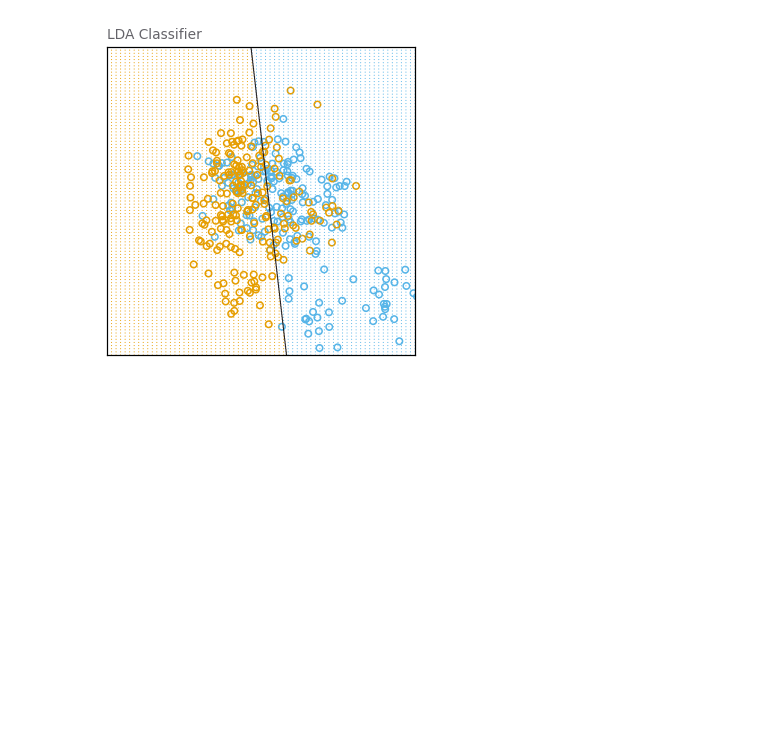
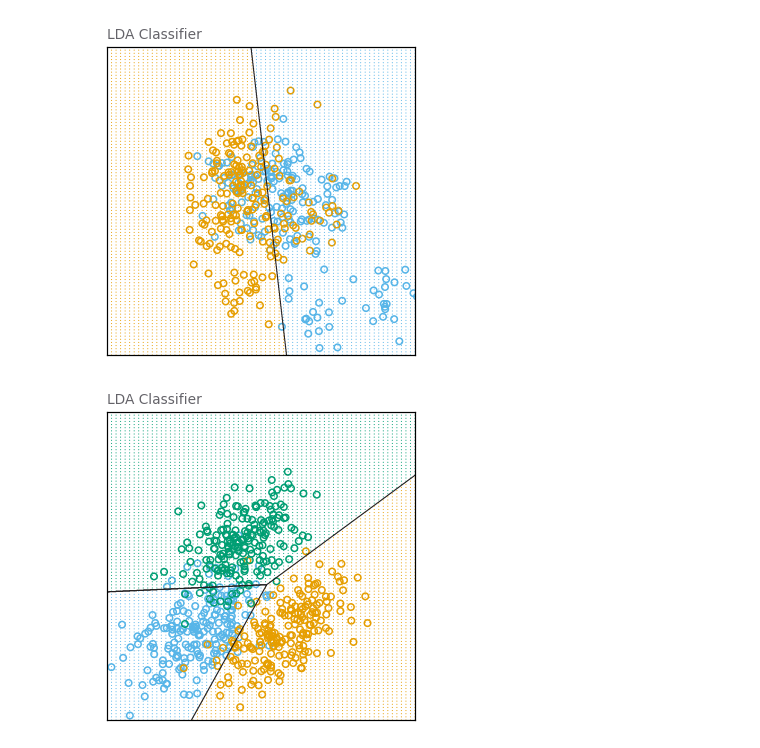
Before and after one commit to mpernow/ml-algos, a Jupyter notebook: mlalgos/example_notebooks/classification.ipynb, the cells around one changed output. Cells and saved outputs as stored; diff of their text form; code cells hidden in the pictures; blank space fills up the shorter version.

```diff
--- a/mlalgos/example_notebooks/classification.ipynb
+++ b/mlalgos/example_notebooks/classification.ipynb
@@ -68,6 +68,7 @@ X, Y = generator.generate(200)
 # Some colours
 GRAY1, GRAY4, PURPLE = '#231F20', '#646369', '#A020F0'
 BLUE, ORANGE, BLUE1 = '#57B5E8', '#E69E00', '#174A7E'
+GREEN = '#009E73'
 # %%
 def plot_train_data(title):
     fig, ax = plt.subplots(figsize=(2.8, 2.8), dpi=110)
@@ -244,0 +244,46 @@ X, Y = generator3.generate(200)
+# %%
+# Modify the plotting functions
+
+def plot_train_data3(title):
+    fig, ax = plt.subplots(figsize=(2.8, 2.8), dpi=110)
+    #ax.set_aspect(1.3)
+    ax.scatter(X.T[0], X.T[1], s=18, facecolors='none',
+               edgecolors=np.array([BLUE, ORANGE, GREEN])[Y.astype(int)])
+    ax.tick_params(
+        bottom=False, left=False, labelleft=False, labelbottom=False)
+    ax.set_xlim(-3, 4.)
+    ax.set_ylim(-3., 4)
+    fig.subplots_adjust(left=0, right=1, top=1, bottom=0)
+    ax.text(-3, 4.2, title, color=GRAY4, fontsize=9)
+    return fig, ax
+
+def fill_prediction_grid3(n1, n2, predict):
+    x1, x2 = np.linspace(-3., 4., n1), np.linspace(-3., 4., n2)
+    X = np.array([np.tile(x1, n2), np.repeat(x2, n1)])
+    y = predict(X.T)
+    return X, y
+
+def fill_prediction_meshgrid3(predict):
+    n1, n2 = 1000, 1000
+    X, y = fill_prediction_grid3(n1, n2, predict)
+    return X[0].reshape(n1, n2), X[1].reshape(n1, n2), y.reshape(n1, n2)
+
+def plot_model3(predict, title):
+    fig, ax = plot_train_data3(title)
+    # plot background dots
+    X, y = fill_prediction_grid3(69, 99, predict)
+    ax.scatter(X.T[:, 0], X.T[:, 1], marker='.', lw=0, s=2,
+               c=np.array([BLUE, ORANGE, GREEN])[y.astype(int)])
+    # plot the decision boundary
+    X0, X1, Y = fill_prediction_meshgrid3(predict)
+    ax.contour(X0, X1, Y, [0.5], colors=GRAY1, linewidths=[0.7])
+    ax.contour(X0, X1, Y, [1.5], colors=GRAY1, linewidths=[0.7])
+    return fig, ax
+# %%
+lda_classifier = LDA()
+lda_classifier.fit(X, Y)
+lda_predict = lda_classifier.predict
+
+fig_lda, _ = plot_model3(lda_predict, 'LDA Classifier')
+# %% [output]
+[figure, added]
```
Also changed, not shown: parts of 2 cells of this notebook.
